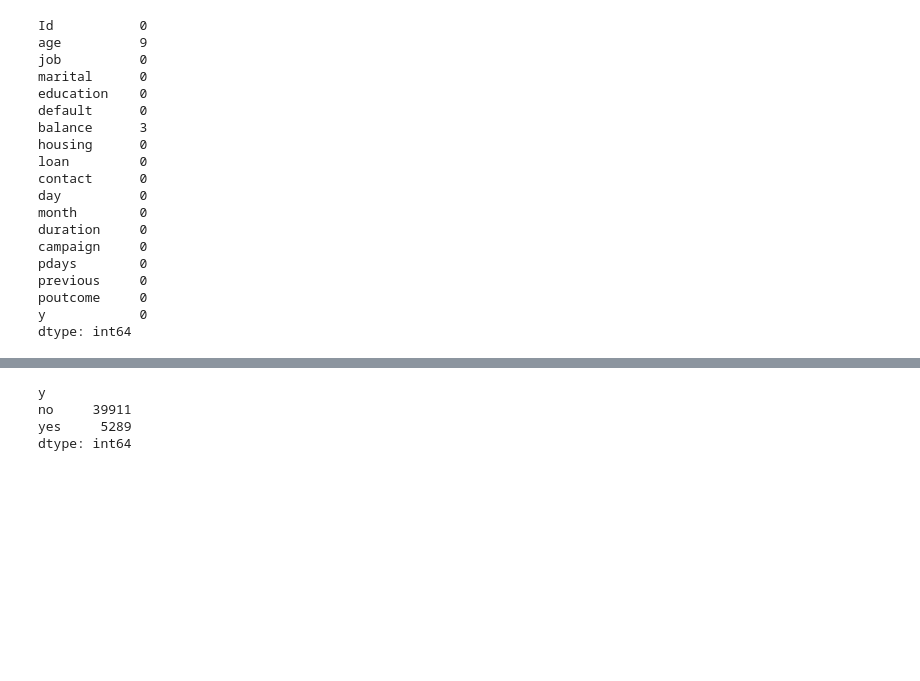
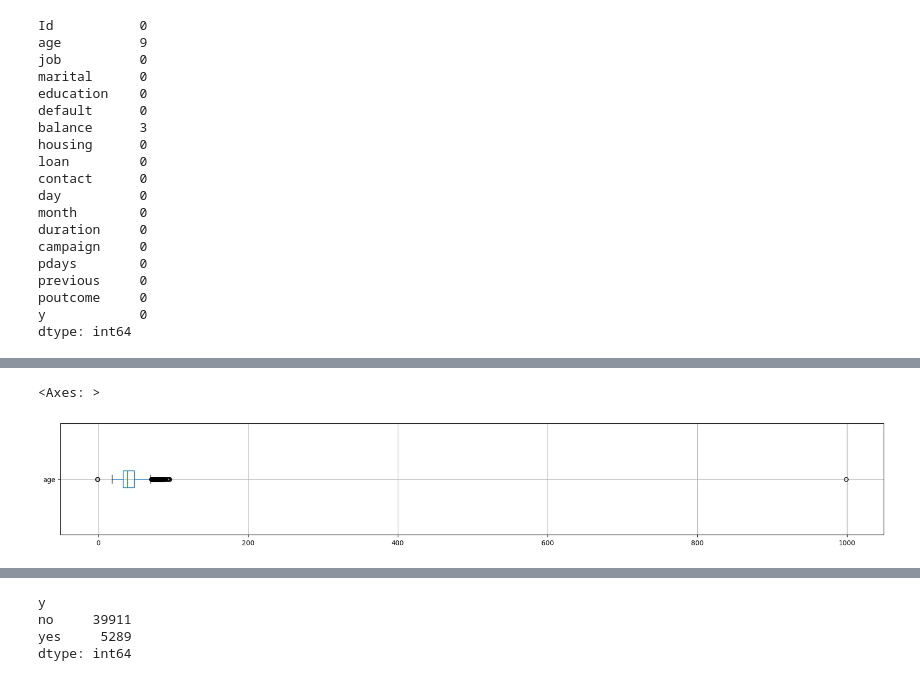
Before and after one commit to Ayomide-ola/UCDPA_Ayomide, a Jupyter notebook: predict term deposit project.ipynb, the cells around one changed output, grey strips where cells are left out. Saved outputs shown, nothing was run; the diff lists cells and outputs as text; code cells hidden in the pictures; blank space fills up the shorter version.

```diff
--- a/predict term deposit project.ipynb
+++ b/predict term deposit project.ipynb
@@ -136,0 +219,10 @@ dtype: int64
+# %%
+# creating a box sub plot to see plot in numerical form
+# code by AHMEDOV , A. (2022)
+plt.rcParams["figure.figsize"] = (22, 3)
+temp_df = pd.DataFrame(predic_f, columns=['age'])
+temp_df.boxplot(vert=False)
+# Plot shows that 99% of entry are between (0-<200), and 1 towards 1000
+# %% [output]
+<Axes: >
+[figure, added]
```
Also changed, not shown: parts of 29 cells of this notebook.
